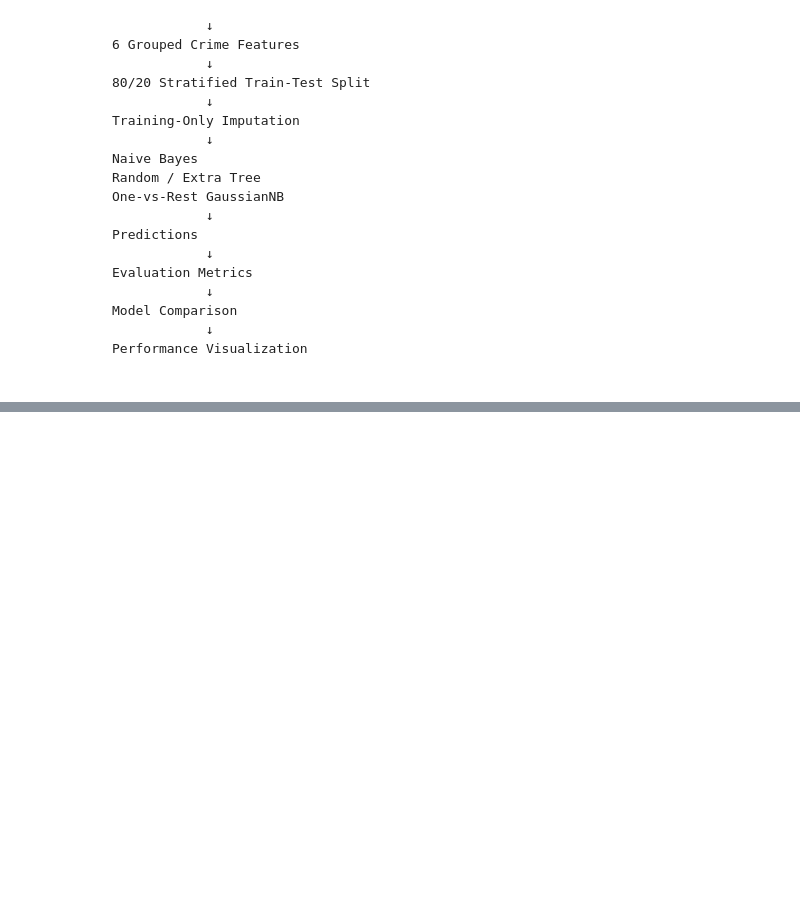
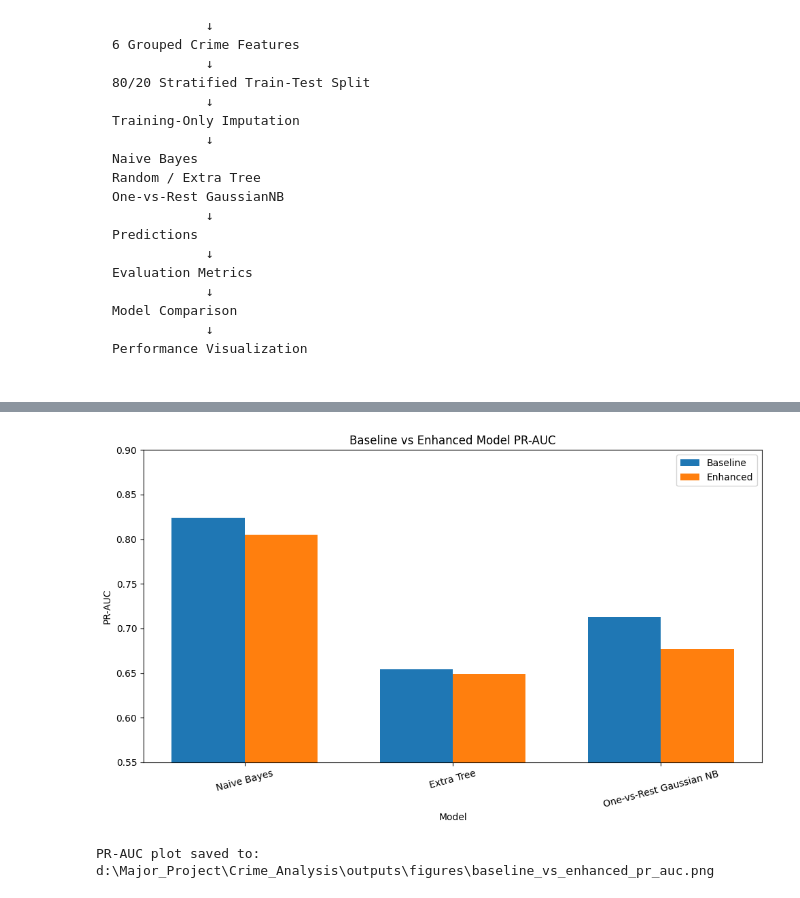
Before and after one commit to varshini1802/Major-project, a Jupyter notebook: notebooks/basepaper_prediction_models.ipynb, the cells around one changed output, grey strips where cells are left out. Saved outputs shown, nothing was run; the diff lists cells and outputs as text; code cells hidden in the pictures; blank space fills up the shorter version.

```diff
--- a/notebooks/basepaper_prediction_models.ipynb
+++ b/notebooks/basepaper_prediction_models.ipynb
@@ -1173,0 +2421,53 @@ Performance Visualization
+# %%
+# ============================================================
+# STEP 25 — PR-AUC COMPARISON
+# ============================================================
+
+import matplotlib.pyplot as plt
+import numpy as np
+
+models = final_comparison["Model"].tolist()
+
+x = np.arange(len(models))
+width = 0.35
+
+plt.figure(figsize=(10, 6))
+
+plt.bar(
+    x - width / 2,
+    final_comparison["Baseline_PR_AUC"],
+    width,
+    label="Baseline"
+)
+
+plt.bar(
+    x + width / 2,
+    final_comparison["Enhanced_PR_AUC"],
+    width,
+    label="Enhanced"
+)
+
+plt.xticks(x, models, rotation=15)
+plt.ylabel("PR-AUC")
+plt.xlabel("Model")
+plt.title("Baseline vs Enhanced Model PR-AUC")
+plt.ylim(0.55, 0.90)
+plt.legend()
+plt.tight_layout()
+
+pr_plot_path = (
+    PROJECT_ROOT
+    / "outputs"
+    / "figures"
+    / "baseline_vs_enhanced_pr_auc.png"
+)
+
+plt.savefig(pr_plot_path, dpi=300, bbox_inches="tight")
+plt.show()
+
+print("PR-AUC plot saved to:")
+print(pr_plot_path)
+# %% [output]
+[figure, added]
+PR-AUC plot saved to:
+d:\Major_Project\Crime_Analysis\outputs\figures\baseline_vs_enhanced_pr_auc.png
```
Also changed, not shown: parts of 111 cells of this notebook, 52 other files.
